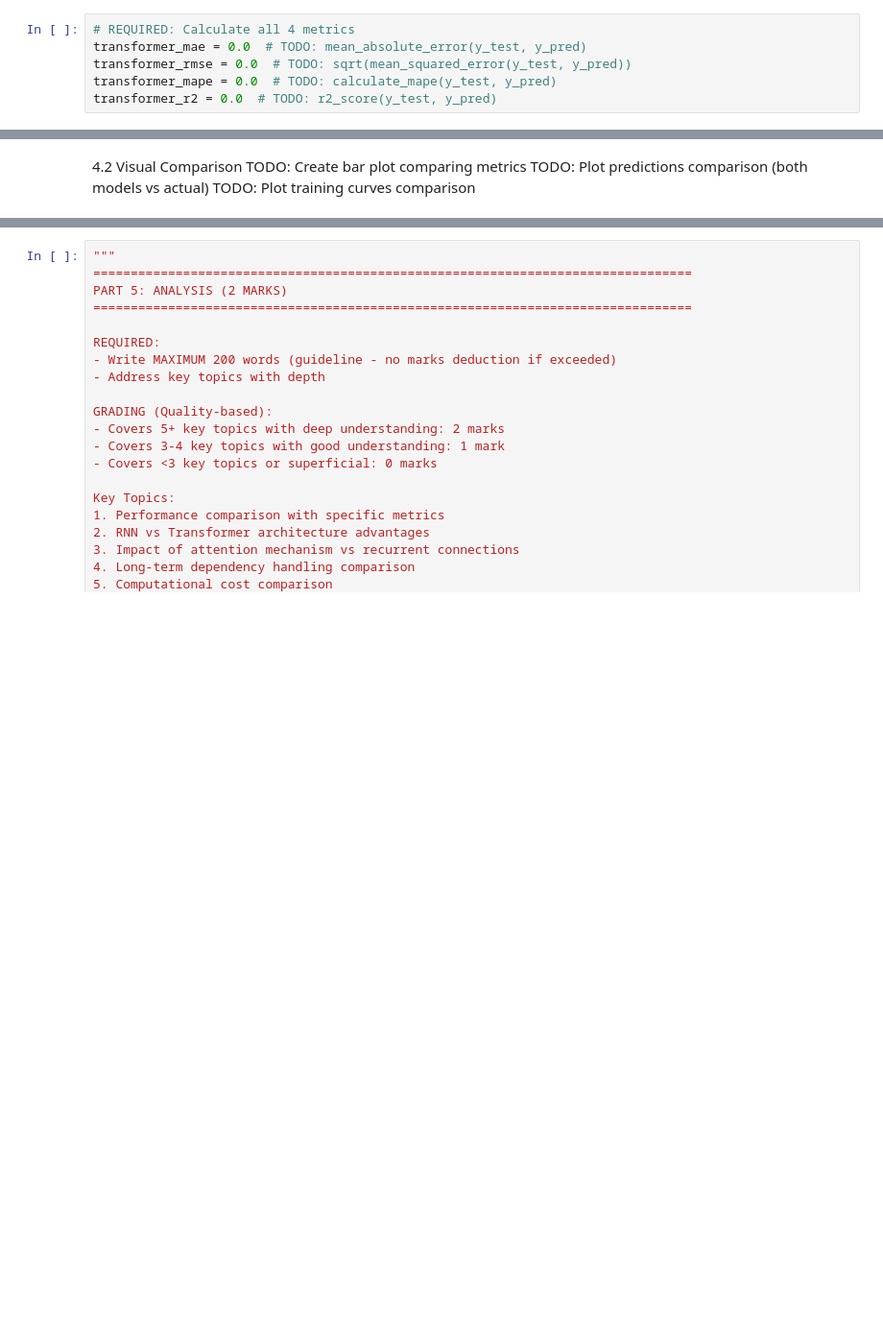
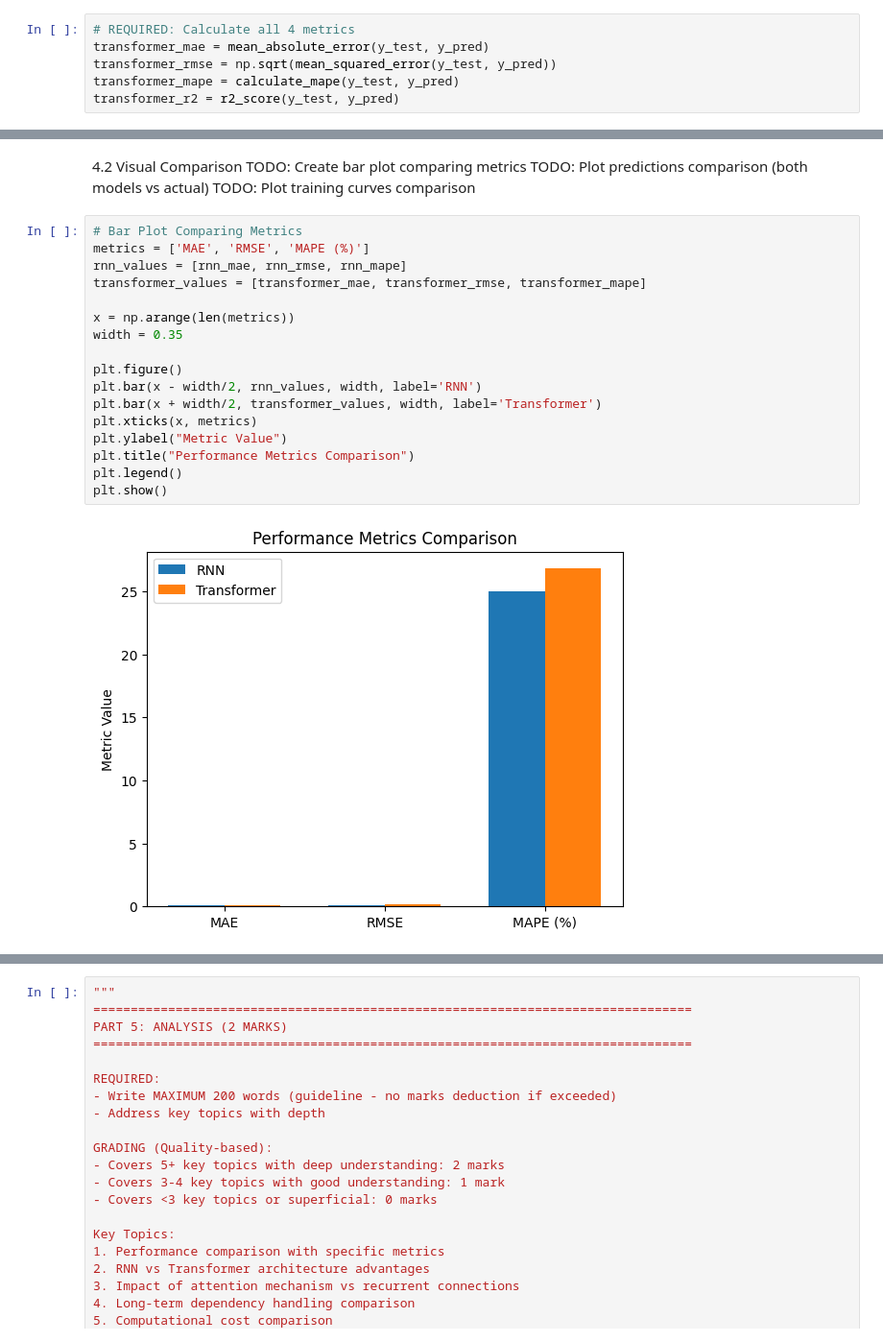
Before and after one commit to azhar258/BITS.Mtech, a Jupyter notebook: SEM-1/Assignment-DL/Assignment 2/2025ab05055_RNN_assignment.ipynb, the cells around one changed output, grey strips where cells are left out. Shown at 96% size. Saved outputs shown, nothing was run; the diff lists cells and outputs as text; blank space fills up the shorter version.

```diff
--- a/SEM-1/Assignment-DL/Assignment 2/2025ab05055_RNN_assignment.ipynb
+++ b/SEM-1/Assignment-DL/Assignment 2/2025ab05055_RNN_assignment.ipynb
@@ -619,9 +838,9 @@ TODO: Calculate all 4 required metrics
 # %%
 # REQUIRED: Calculate all 4 metrics
-transformer_mae = 0.0  # TODO: mean_absolute_error(y_test, y_pred)
-transformer_rmse = 0.0  # TODO: sqrt(mean_squared_error(y_test, y_pred))
-transformer_mape = 0.0  # TODO: calculate_mape(y_test, y_pred)
-transformer_r2 = 0.0  # TODO: r2_score(y_test, y_pred)
+transformer_mae = mean_absolute_error(y_test, y_pred)
+transformer_rmse = np.sqrt(mean_squared_error(y_test, y_pred))
+transformer_mape = calculate_mape(y_test, y_pred)
+transformer_r2 = r2_score(y_test, y_pred)
 # %%
 print("\nTransformer Model Performance:")
 print(f"MAE:   {transformer_mae:.4f}")
@@ -681,3 +943,22 @@ print("="*70)
 TODO: Create bar plot comparing metrics
 TODO: Plot predictions comparison (both models vs actual)
 TODO: Plot training curves comparison
+# %%
+# Bar Plot Comparing Metrics
+metrics = ['MAE', 'RMSE', 'MAPE (%)']
+rnn_values = [rnn_mae, rnn_rmse, rnn_mape]
+transformer_values = [transformer_mae, transformer_rmse, transformer_mape]
+
+x = np.arange(len(metrics))
+width = 0.35
+
+plt.figure()
+plt.bar(x - width/2, rnn_values, width, label='RNN')
+plt.bar(x + width/2, transformer_values, width, label='Transformer')
+plt.xticks(x, metrics)
+plt.ylabel("Metric Value")
+plt.title("Performance Metrics Comparison")
+plt.legend()
+plt.show()
+# %% [output]
+[figure, added]
```
Also changed, not shown: parts of 42 cells of this notebook.
